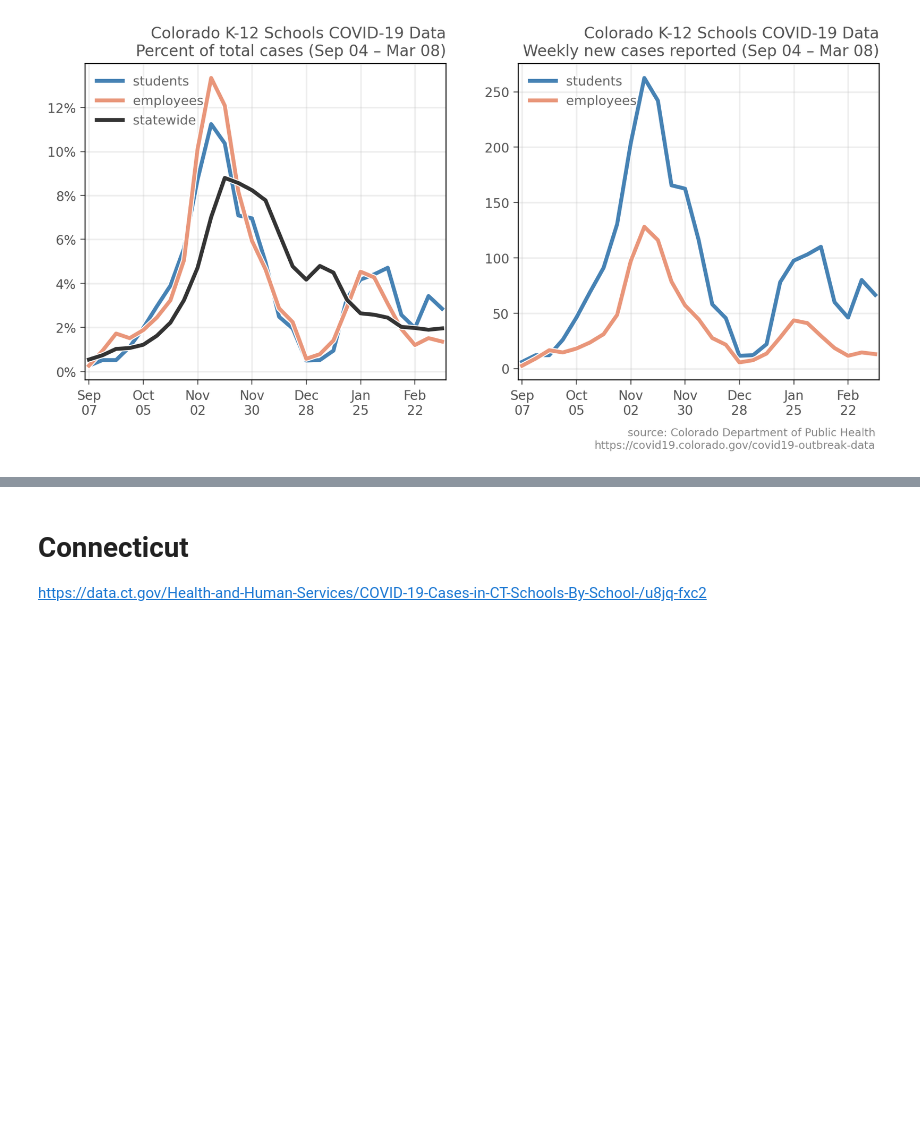
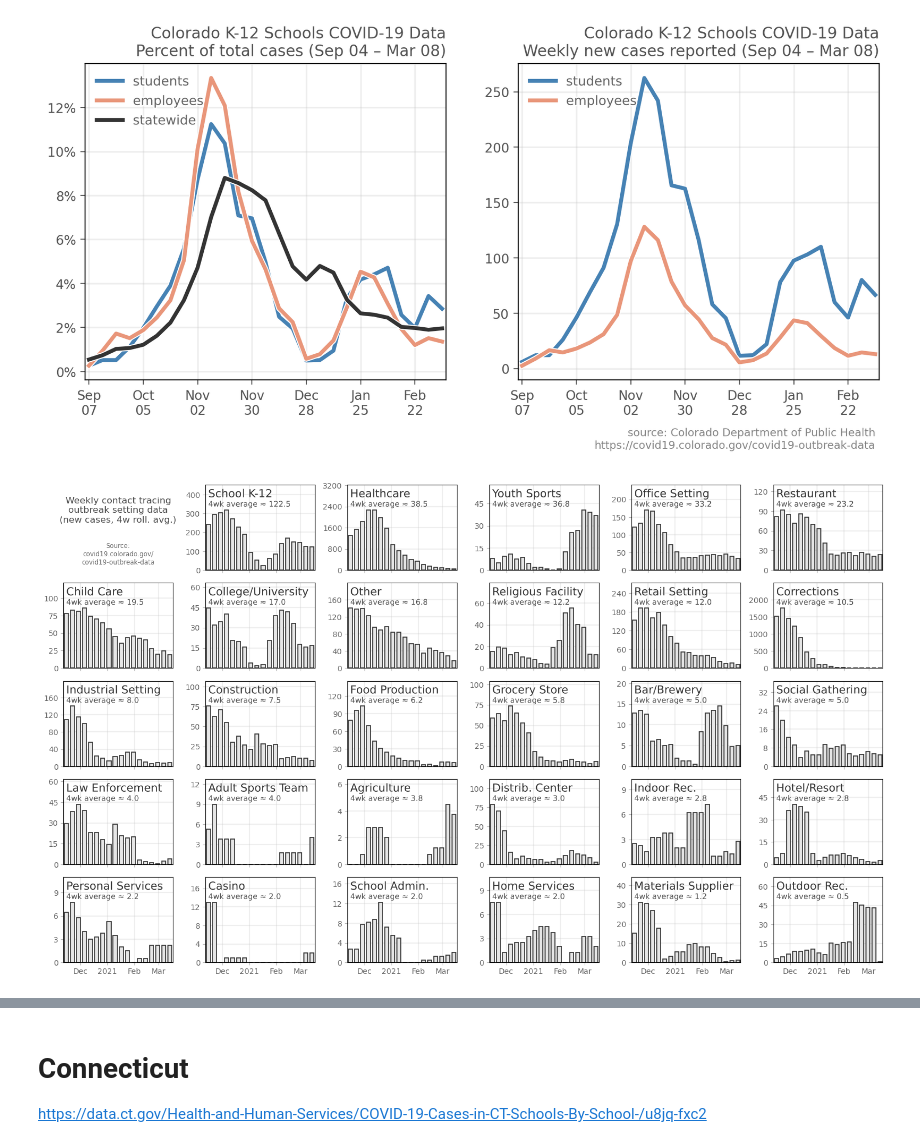
Before and after one commit to jkbren/covid-19-visualizations, a Jupyter notebook: code/k12-schools.ipynb, the cells around one changed output, grey strips where cells are left out. Saved outputs shown, nothing was run; the diff lists cells and outputs as text; code cells hidden in the pictures; blank space fills up the shorter version.

```diff
--- a/code/k12-schools.ipynb
+++ b/code/k12-schools.ipynb
@@ -498,0 +618,86 @@ plt.show()
+# %%
+wid = 4
+barw = 4.5
+w = 3.2; h = 2.3
+ncols = 6; nrows = 5
+tups = list(it.product(range(nrows), range(ncols)))
+fig, ax = plt.subplots(nrows, ncols, figsize=(ncols*w,nrows*h), dpi=100, sharex=True)#, sharey=True)
+plt.subplots_adjust(wspace=0.3,hspace=0.15)
+
+ncats = co_dfg['setting_g'].nunique()
+dates_tt = ['2020-12-01','2021-01-01','2021-02-01','2021-03-01']
+dates_ll = ['Dec','2021','Feb','Mar']
+# dates_tt = ['2020-09-01','2020-10-01','2020-11-01','2020-12-01',
+#             '2021-01-01','2021-02-01','2021-03-01']
+# dates_ll = ['Sep','','Nov','','2021','','Mar']
+
+co_dfg_4wk = co_dfg.loc[co_dfg['date'].isin(sorted(co_dfg['date'].unique())[-5:-1])
+                       ].groupby('setting_g').agg({'new_cases':np.nanmean}).reset_index()
+co_dfg_4wk = co_dfg_4wk.sort_values('new_cases',ascending=False).reset_index().iloc[:,1:]
+
+settings_order = co_dfg_4wk.loc[co_dfg_4wk['new_cases']>0]['setting_g'].values[:len(tups)-1]
+
+for di, dcurr in enumerate(settings_order):
+    di += 1
+    aa = ax[tups[di]]
+    cti = co_dfg.loc[co_dfg['setting_g']==dcurr].copy()
+    cti = cti.loc[(cti['date']>'2020-10-18')&(cti['date']<=ll['date'].max())].sort_values('date').copy()
+    four_wmean = np.nanmean(np.nan_to_num(cti['new_cases'].values)[-4:])
+    cti['new_cases'] = cti['new_cases'].rolling(window=wid).mean().values
+    fci = '.9'
+
+#     fci = plt.cm.YlGnBu(four_wmean/(co_dfg_4wk['new_cases'].max()*3))
+#     if dcurr in ['Healthcare','Corrections']:
+#         fci = 'lightcoral'
+#     elif dcurr in ['School K-12']:
+#         fci = 'pink'
+#     else:
+#         aa.set_ylim(0, 260)
+
+
+    aa.bar([date_dict[i] for i in cti['date']], cti['new_cases'],
+           fc=fci, ec='.2', width=barw, lw=1.25)
+
+    aa.text(0.025,0.95,dcurr,ha='left',va='top',
+            transform=aa.transAxes,fontsize='x-large',color='.2',
+            path_effects=[path_effects.Stroke(linewidth=1.5, foreground='w'),
+                          path_effects.Normal()])
+    aa.text(0.025,0.815,'4wk average ≈ %.1f'%(four_wmean),
+            ha='left', va='top',transform=aa.transAxes, fontsize='medium',color='.3',
+            path_effects=[path_effects.Stroke(linewidth=1.5, foreground='w'),
+                          path_effects.Normal()])
+
+    aa.grid(linewidth=1.5,color='.75',alpha=0.25)
+    aa.tick_params(labelcolor='.4',color='.7',labelsize='medium')
+
+    aa.set_xticks([date_dict[i] for i in dates_tt])
+    aa.set_xticklabels(dates_ll)
+    aa.set_xlim(date_dict[sorted(cti.dropna()['date'])[0]]-barw/2-1,
+                date_dict[cti.dropna()['date'].max()]+barw/2+1)
+    aa.yaxis.set_major_locator(MaxNLocator(integer=True, nbins='auto'))
+    ylims = aa.get_ylim()
+    ydiff = ylims[1] - ylims[0]
+#     if dcurr in ['Healthcare','Corrections']:
+#         aa.set_ylim(0, 3250)
+#     elif dcurr in ['School K-12']:
+#         aa.set_ylim(0, 440)
+#     else:
+#         aa.set_ylim(0, 260)
+
+    aa.set_ylim(ylims[0], ylims[1]+ydiff*0.35)
+
+
+aa = ax[tups[0]]
+aa.text(0.5, 0.70, 'Weekly contact tracing\noutbreak setting data\n(new cases, 4w roll. avg.)',
+        ha='center', va='center', transform=aa.transAxes, color='.3', fontsize='large')
+aa.text(0.5, 0.05, 'Source:\ncovid19.colorado.gov/\ncovid19-outbreak-data',
+        ha='center', va='bottom', transform=aa.transAxes, color='.4', fontsize='small')
+
+aa.set_axis_off()
+
+plt.savefig('../figs/pngs/colorado_outbreak_settings_newcases_all.png',dpi=425,bbox_inches='tight')
+plt.savefig('../figs/pdfs/colorado_outbreak_settings_newcases_all.pdf',bbox_inches='tight')
+
+plt.show()
+# %% [output]
+[figure, added]
```
Also changed, not shown: parts of 3 cells of this notebook, 37 other files.
